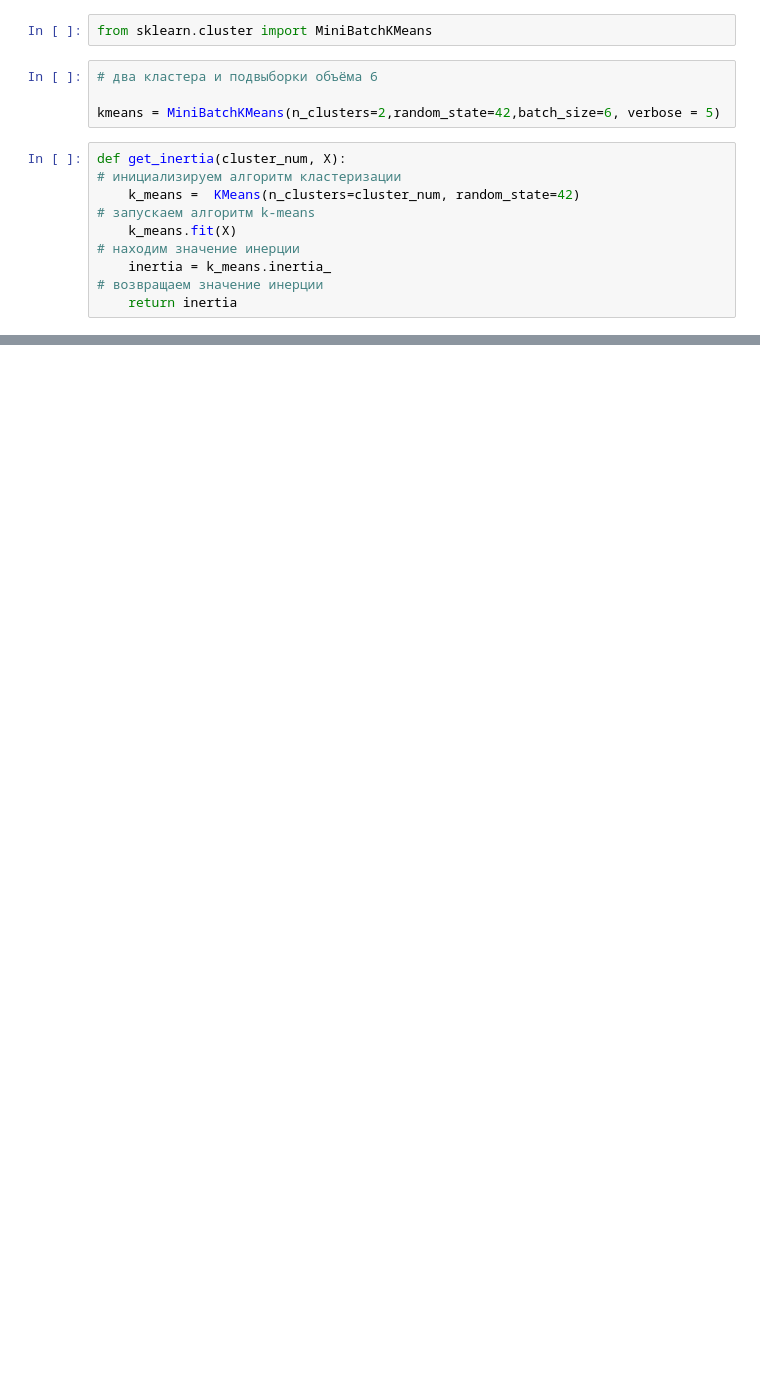
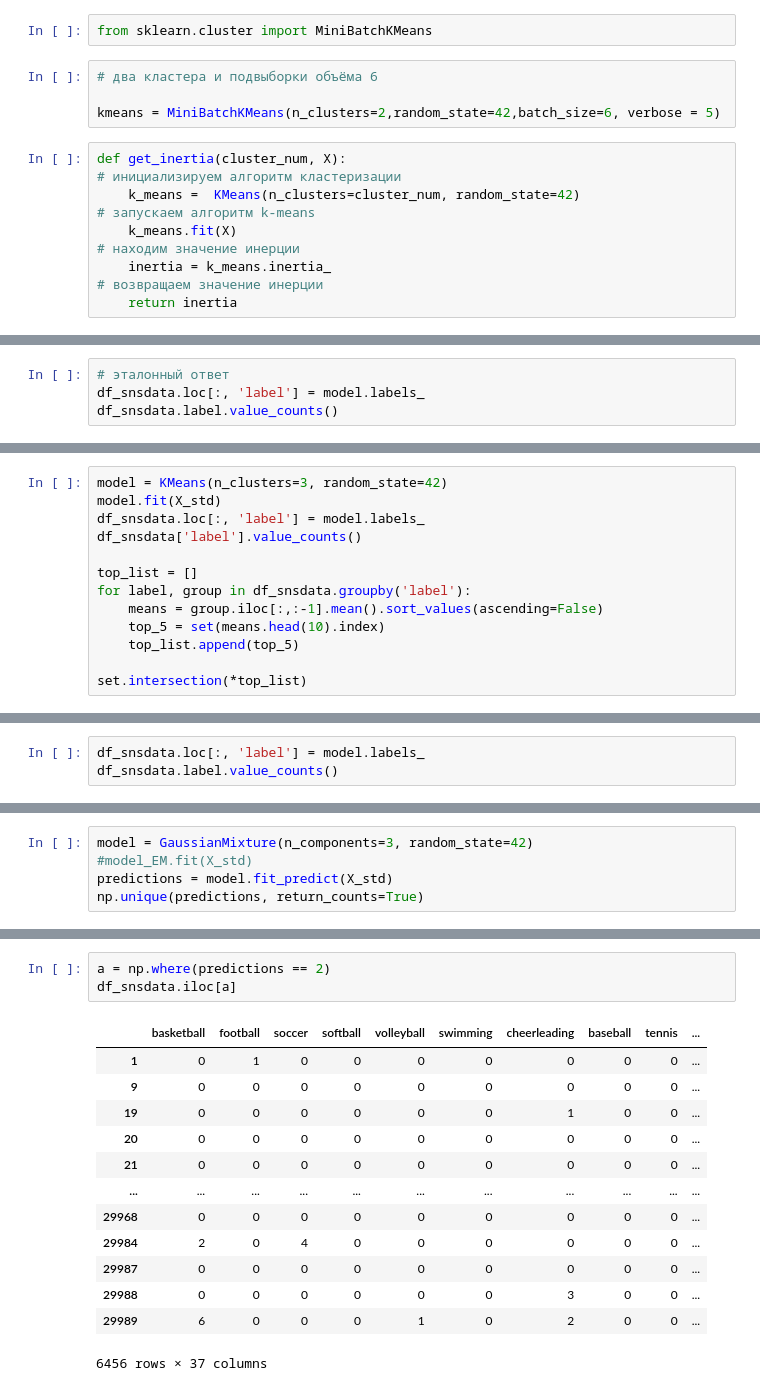
Before and after one commit to AlexGorel/IDE_NEW, a Jupyter notebook: MATH&ML-10. Кластеризация и техники понижения размерности. Часть I/MATH&ML-10. Кластеризация и техники понижения размерности. Часть I.ipynb, the cells around one changed output, grey strips where cells are left out. Cells and saved outputs as stored; diff of their text form; blank space fills up the shorter version.

```diff
--- a/MATH&ML-10. Кластеризация и техники понижения размерности. Часть I/MATH&ML-10. Кластеризация и техники понижения размерности. Часть I.ipynb
+++ b/MATH&ML-10. Кластеризация и техники понижения размерности. Часть I/MATH&ML-10. Кластеризация и техники понижения размерности. Часть I.ipynb
@@ -29,0 +172,4 @@ NameError: name 'X' is not defined
+# %%
+# эталонный ответ
+df_snsdata.loc[:, 'label'] = model.labels_
+df_snsdata.label.value_counts()
@@ -29,0 +252,13 @@ NameError: name 'X' is not defined
+# %%
+model = KMeans(n_clusters=3, random_state=42)
+model.fit(X_std)
+df_snsdata.loc[:, 'label'] = model.labels_
+df_snsdata['label'].value_counts()
+
+top_list = []
+for label, group in df_snsdata.groupby('label'):
+    means = group.iloc[:,:-1].mean().sort_values(ascending=False)
+    top_5 = set(means.head(10).index)
+    top_list.append(top_5)
+
+set.intersection(*top_list)
@@ -29,0 +267,3 @@ NameError: name 'X' is not defined
+# %%
+df_snsdata.loc[:, 'label'] = model.labels_
+df_snsdata.label.value_counts()
@@ -29,0 +288,5 @@ NameError: name 'X' is not defined
+# %%
+model = GaussianMixture(n_components=3, random_state=42)
+#model_EM.fit(X_std)
+predictions = model.fit_predict(X_std)
+np.unique(predictions, return_counts=True)
@@ -29,0 +303,17 @@ NameError: name 'X' is not defined
+# %%
+a = np.where(predictions == 2)
+df_snsdata.iloc[a]
+# %% [output]
+|  | basketball | football | soccer | softball | volleyball | swimming | cheerleading | baseball | tennis | ... |
+| 1 | 0 | 1 | 0 | 0 | 0 | 0 | 0 | 0 | 0 | ... |
+| 9 | 0 | 0 | 0 | 0 | 0 | 0 | 0 | 0 | 0 | ... |
+| 19 | 0 | 0 | 0 | 0 | 0 | 0 | 1 | 0 | 0 | ... |
+| 20 | 0 | 0 | 0 | 0 | 0 | 0 | 0 | 0 | 0 | ... |
+| 21 | 0 | 0 | 0 | 0 | 0 | 0 | 0 | 0 | 0 | ... |
+| ... | ... | ... | ... | ... | ... | ... | ... | ... | ... | ... |
+| 29968 | 0 | 0 | 0 | 0 | 0 | 0 | 0 | 0 | 0 | ... |
+| 29984 | 2 | 0 | 4 | 0 | 0 | 0 | 0 | 0 | 0 | ... |
+| 29987 | 0 | 0 | 0 | 0 | 0 | 0 | 0 | 0 | 0 | ... |
+| 29988 | 0 | 0 | 0 | 0 | 0 | 0 | 3 | 0 | 0 | ... |
+| 29989 | 6 | 0 | 0 | 0 | 1 | 0 | 2 | 0 | 0 | ... |
+6456 rows × 37 columns
```
Also changed, not shown: parts of 45 cells of this notebook, 2 other files.
